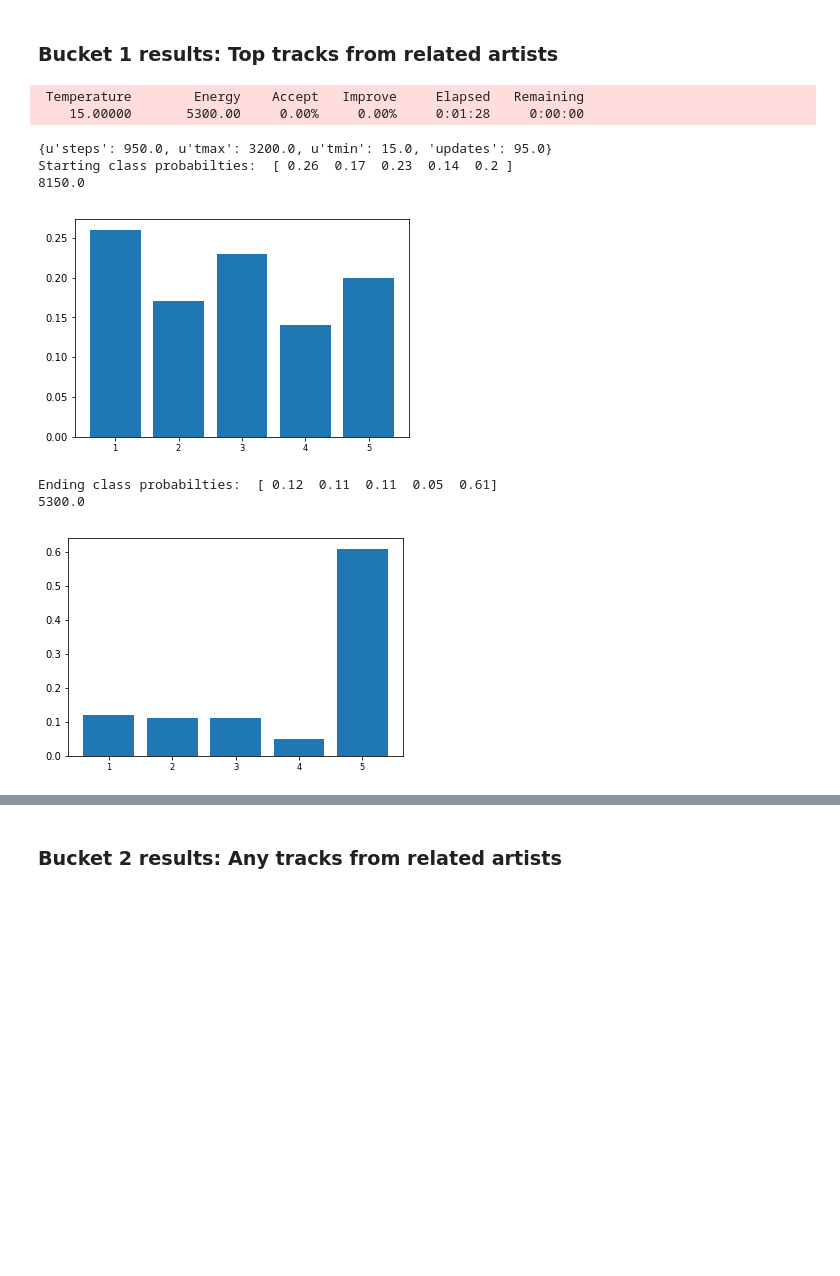
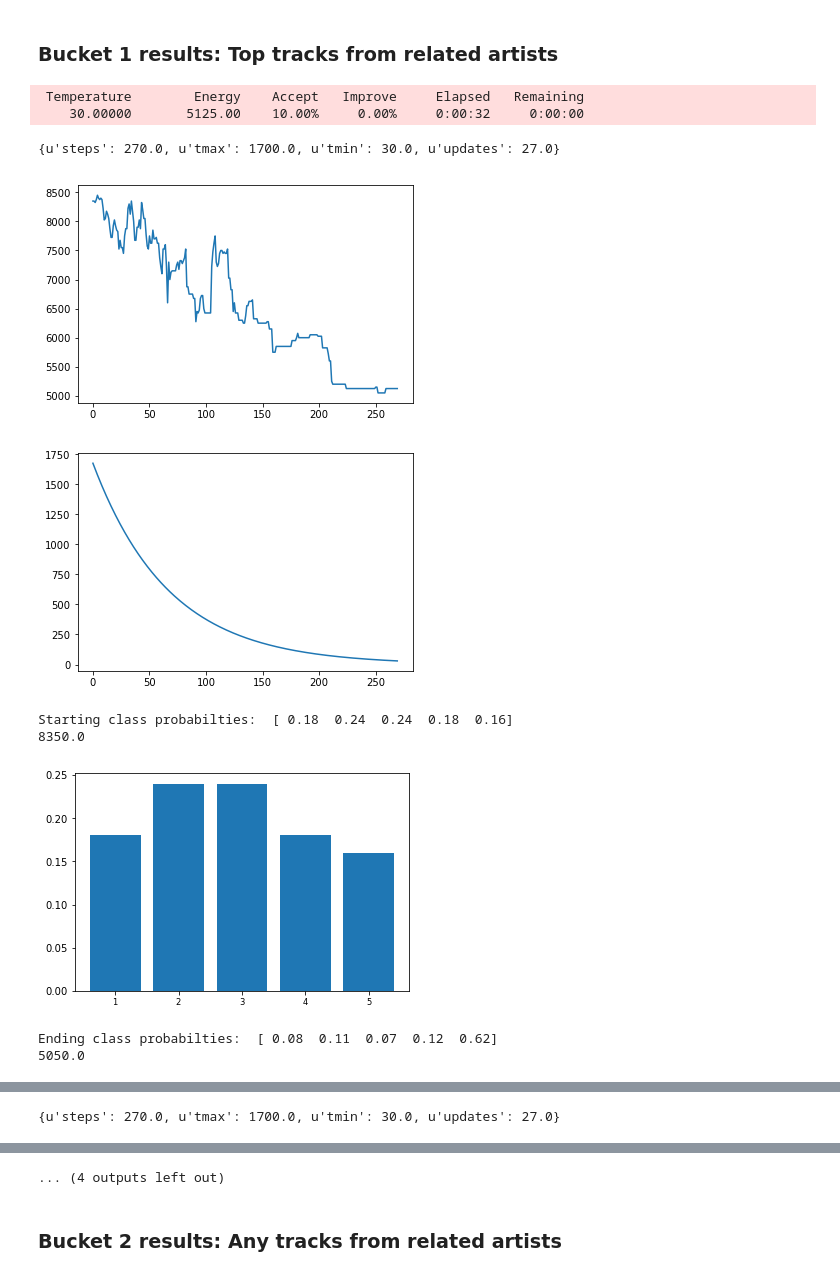
Before and after one commit to spotify-iacs/capstone, a Jupyter notebook: playlist_generation.ipynb, the cells around one changed output, grey strips where cells are left out. Cells and saved outputs as stored; diff of their text form; code cells hidden in the pictures; blank space fills up the shorter version.

```diff
--- a/playlist_generation.ipynb
+++ b/playlist_generation.ipynb
@@ -762,10 +959,10 @@ array([ 0.33,  0.23,  0.24,  0.18,  0.02])
 # %%
 best_result = 0
 best_playlist = []
-for i in range(1000):
-    if i%100==0:
+for i in range(200):
+    if i%50==0:
         print(i)
-    random_sample_10 = np.random.choice(bucket1, replace=False,size=10)
+    random_sample_10 = np.random.choice(bucket1, replace=False,size=30)
     result = gen_score(random_sample_10)
     result = 0.7*result[4] + 0.3*result[3]
     if result >best_result:
@@ -811,11 +1292,16 @@ class TravellingSalesmanProblem(Annealer):
     """
 
     # pass extra data (the distance matrix) into the constructor
-    def __init__(self, candidate_songs):
+    def __init__(self, candidate_songs, init_playlist=None):
         #self.state = np.array(['2LBkiUn4HmZQN1iV4Q09cn', '3Y10xQQJVB1yjwFQ0ItrY6'])
-        state = np.random.choice(candidate_songs,size=10,replace=False)
+        if init_playlist !=None:
+            state = init_playlist
+        else:
+            state = np.random.choice(candidate_songs,size=10,replace=False)
         self.starting = state
         self.candidate_songs = np.setdiff1d(candidate_songs,state)
+        self.allt = []
+        self.allE = []
         state=list(state)
         #self.features = features
         super(TravellingSalesmanProblem, self).__init__(state)  # important!
@@ -860,7 +1346,7 @@ math.exp(-dE / T)
 def tuneSimAnneal(candidates):
     tsp = TravellingSalesmanProblem(candidates)
     tsp.copy_strategy = "slice"
-    auto_schedule = tsp.auto(minutes=1.5, steps=30)
+    auto_schedule = tsp.auto(minutes=0.5, steps=10)
     auto_schedule['updates'] = auto_schedule['steps']/10
     return auto_schedule
 # %%
@@ -881,15 +1367,27 @@ Bucket # 3  parameters:  {u'steps': 1100.0, u'tmax': 2000.0, u'tmin': 22.0, 'upd
 # %% [markdown]
 ### Run Simulated Annealing
 # %%
-def runSimulatedAnnealing(candidates, schedule=auto_schedule, num_runs=1):
+def runSimulatedAnnealing(candidates, schedule, init_playlist=None):
 
     # Run sim anneal
-    tsp = TravellingSalesmanProblem(candidates)
+    tsp = TravellingSalesmanProblem(candidates, init_playlist)
     tsp.set_schedule(schedule)
     state, e = tsp.anneal()
     resulting_playlist_sim_anneal = state
     start = gen_score(tsp.starting)
     print(schedule)
+
+    # Visualize annealing
+    plt.plot(range(int(schedule['steps'])), tsp.allE)
+    plt.show()
+    plt.plot(range(int(schedule['steps'])), tsp.allt)
+    plt.show()
+#     print(tsp.allE, tsp.allt)
+#     plt.bar(range(len(tsp.st)), start)
+#     plt.xticks(range(len(start)), [1,2,3,4,5], size='small')
+#     locs, labels = plt.xticks()
+#     plt.show()
+#     end = gen_score(resulting_playlist_sim_anneal)
 
     # Visualize starting point
     print("Starting class probabilties: ",start)
@@ -913,14 +1411,16 @@ def runSimulatedAnnealing(candidates, schedule=auto_schedule, num_runs=1):
 ### Bucket 1 results: Top tracks from related artists
 # %%
 #if __name__ == '__main__':
-runSimulatedAnnealing(bucket1, schedules[0], num_runs=1)
+bucket1_result = runSimulatedAnnealing(bucket1, schedules[0])
+#bucket1_result_2 = runSimulatedAnnealing(bucket1, schedules[0], init_playlist=np.array(bucket1_result))
 # %% [output]
  Temperature        Energy    Accept   Improve     Elapsed   Remaining
-    15.00000       5300.00     0.00%     0.00%     0:01:28     0:00:00
+    30.00000       5125.00    10.00%     0.00%     0:00:32     0:00:00
-{u'steps': 950.0, u'tmax': 3200.0, u'tmin': 15.0, 'updates': 95.0}
-Starting class probabilties:  [ 0.26  0.17  0.23  0.14  0.2 ]
-8150.0
+{u'steps': 270.0, u'tmax': 1700.0, u'tmin': 30.0, u'updates': 27.0}
-[figure, old version]
+[figure, new version]
+[figure, new version]
-Ending class probabilties:  [ 0.12  0.11  0.11  0.05  0.61]
-5300.0
+Starting class probabilties:  [ 0.18  0.24  0.24  0.18  0.16]
+8350.0
-[figure, old version]
+[figure, added]
+Ending class probabilties:  [ 0.08  0.11  0.07  0.12  0.62]
+5050.0
@@ -926,0 +1430 @@ Ending class probabilties:  [ 0.12  0.11  0.11  0.05  0.61]
+{u'steps': 270.0, u'tmax': 1700.0, u'tmin': 30.0, u'updates': 27.0}
@@ -927,3 +1433,4 @@ Ending class probabilties:  [ 0.12  0.11  0.11  0.05  0.61]
+... (4 outputs left out)
 # %% [markdown]
 ### Bucket 2 results: Any tracks from related artists
 # %%
```
Also changed, not shown: parts of 43 cells of this notebook.
